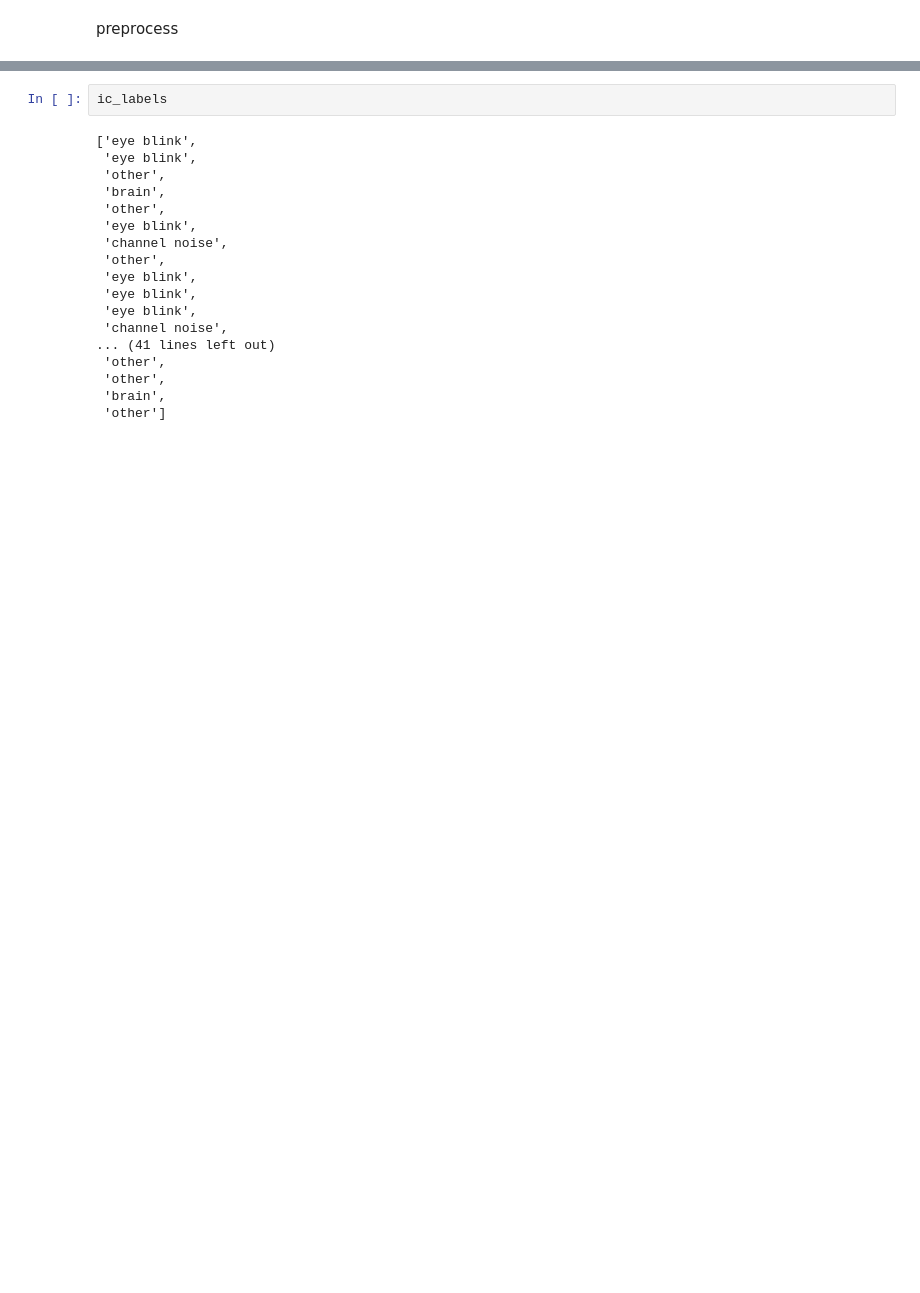
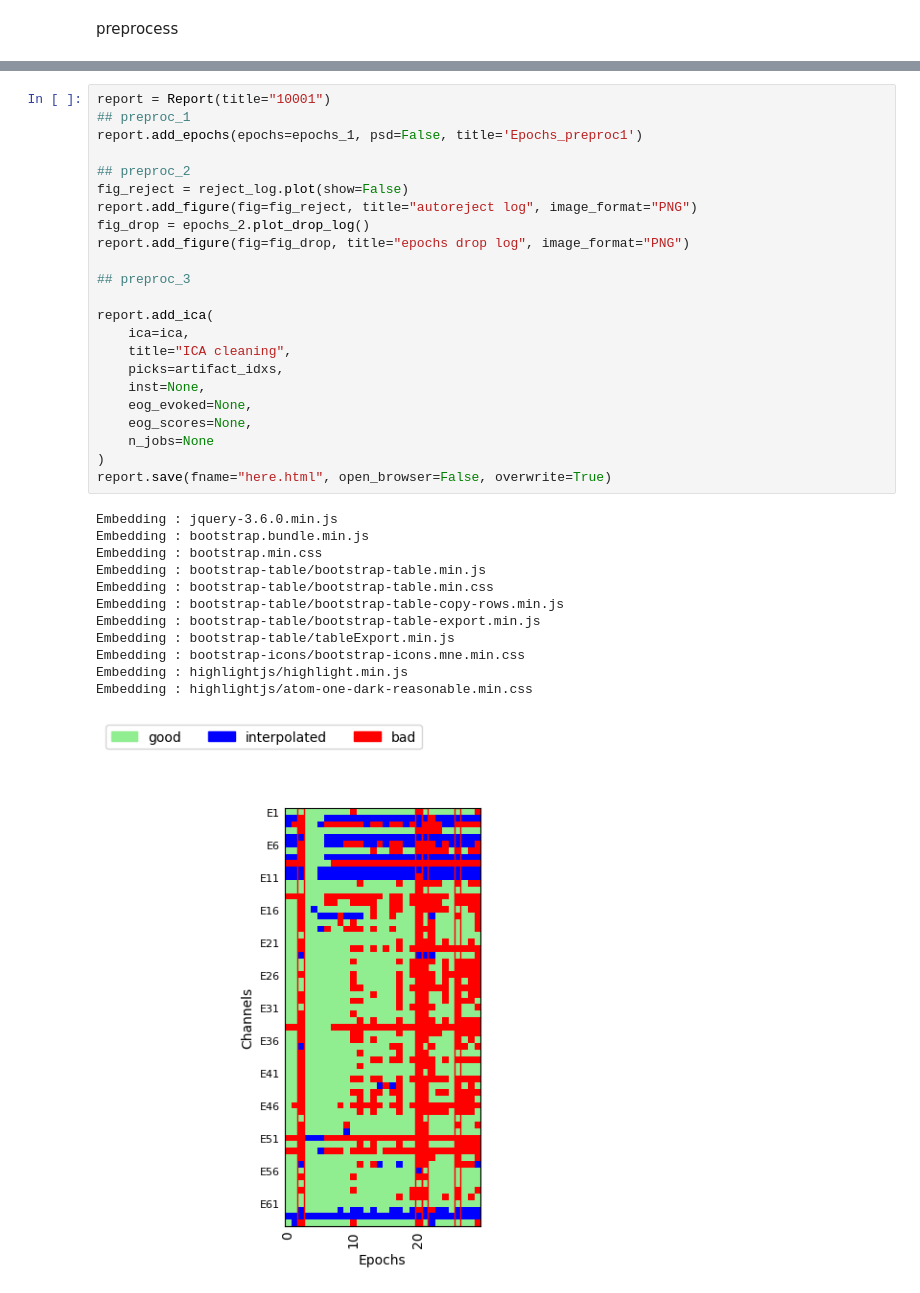
Before and after one commit to payamsash/Tinnorm, a Jupyter notebook: src/main.ipynb, the cells around one changed output, grey strips where cells are left out. Drawn from its saved outputs; the diff is of its cells as text; blank space fills up the shorter version.

```diff
--- a/src/main.ipynb
+++ b/src/main.ipynb
@@ -176,20 +130,36 @@ ic_probs = ic_dict["y_pred_proba"]
-# %%
-ic_labels
-# %% [output]
-['eye blink',
- 'eye blink',
- 'other',
- 'brain',
- 'other',
- 'eye blink',
- 'channel noise',
- 'other',
- 'eye blink',
- 'eye blink',
- 'eye blink',
- 'channel noise',
-... (41 lines left out)
- 'other',
- 'other',
- 'brain',
- 'other']
+# %%
+report = Report(title="10001")
+## preproc_1
+report.add_epochs(epochs=epochs_1, psd=False, title='Epochs_preproc1')
+
+## preproc_2
+fig_reject = reject_log.plot(show=False)
+report.add_figure(fig=fig_reject, title="autoreject log", image_format="PNG")
+fig_drop = epochs_2.plot_drop_log()
+report.add_figure(fig=fig_drop, title="epochs drop log", image_format="PNG")
+
+## preproc_3
+
+report.add_ica(
+    ica=ica,
+    title="ICA cleaning",
+    picks=artifact_idxs,
+    inst=None,
+    eog_evoked=None,
+    eog_scores=None,
+    n_jobs=None
+)
+report.save(fname="here.html", open_browser=False, overwrite=True)
+# %% [output]
+Embedding : jquery-3.6.0.min.js
+Embedding : bootstrap.bundle.min.js
+Embedding : bootstrap.min.css
+Embedding : bootstrap-table/bootstrap-table.min.js
+Embedding : bootstrap-table/bootstrap-table.min.css
+Embedding : bootstrap-table/bootstrap-table-copy-rows.min.js
+Embedding : bootstrap-table/bootstrap-table-export.min.js
+Embedding : bootstrap-table/tableExport.min.js
+Embedding : bootstrap-icons/bootstrap-icons.mne.min.css
+Embedding : highlightjs/highlight.min.js
+Embedding : highlightjs/atom-one-dark-reasonable.min.css
+[figure, added]
```
Also changed, not shown: parts of 10 cells of this notebook.
